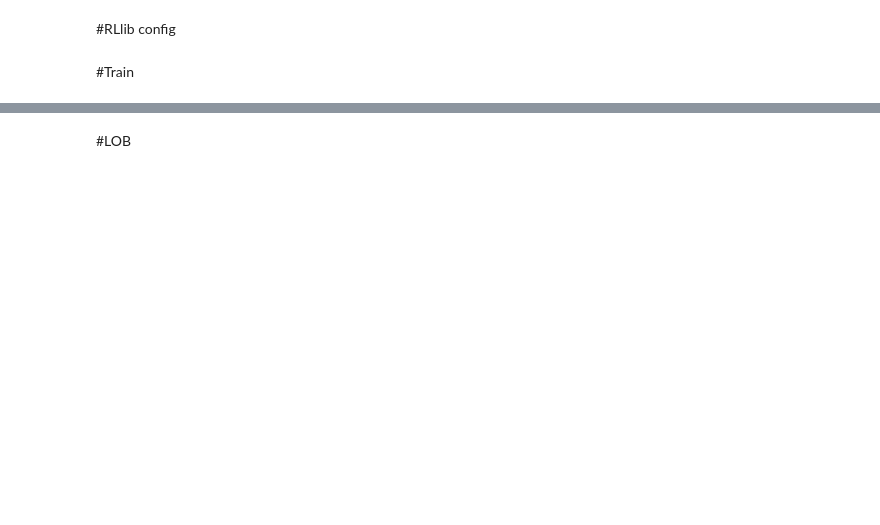
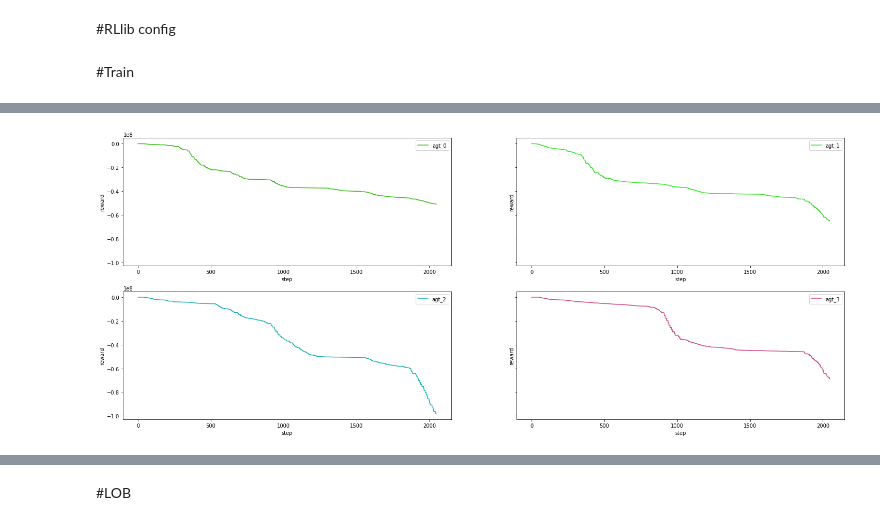
Before and after one commit to ChuaCheowHuan/gym-continuousDoubleAuction, a Jupyter notebook: gym_continuousDoubleAuction/CDA_NSP.ipynb, the cells around one changed output, grey strips where cells are left out. Cells and saved outputs as stored; diff of their text form; code cells hidden in the pictures; blank space fills up the shorter version.

```diff
--- a/gym_continuousDoubleAuction/CDA_NSP.ipynb
+++ b/gym_continuousDoubleAuction/CDA_NSP.ipynb
@@ -179,16 +159,17 @@ class storage():
 #Global
 # %%
 # CDA_env args
-num_agents = 5
+num_agents = 4
 num_trained_agent = 2 #
 num_policies = num_agents # Each agent is using a separate policy
 num_of_traders = num_agents
 tape_display_length = 10
 tick_size = 1
 init_cash = 1000000
-max_step = 10 # per episode, -1 in arg. (~7.2s/1000steps/iter)
+max_step = 256 # per episode, -1 in arg. (~7.2s/1000steps/iter)
 is_render = False
 
+"""
 # step storages
 obs_step_store = create_storage(num_agents, "agt_", "_obs_step_list")
 reward_step_store = create_storage(num_agents, "agt_", "_reward_step_list")
@@ -205,34 +186,40 @@ num_trades_store = create_storage(num_agents, "agt_", "_num_trades_list")
 obs_store = create_storage(num_agents, "agt_", "_obs_list")
 act_store = create_storage(num_agents, "agt_", "_act_list")
 infos_store = create_storage(num_agents, "agt_", "_infos_list")
+"""
 
 # RLlib config
 train_policy_list = create_train_policy_list(num_trained_agent, "policy_")
+#num_cpus = 0.25
+num_gpus = 0.25
 num_cpus_per_worker = 0.25
-#num_gpus_per_worker = 0.125
-num_workers = 1
-num_envs_per_worker = 1
-sample_batch_size = 20
-train_batch_size = 40
-sgd_minibatch_size = 10
+num_gpus_per_worker = 0.25
+num_workers = 2
+num_envs_per_worker = 4
+rollout_fragment_length = 32
+train_batch_size = max_step
+sgd_minibatch_size = 64
 num_iters = 1
 
-log_dir="/content/gdrive/My Drive/Colab Notebooks/gym-continuousDoubleAuction/gym_continuousDoubleAuction/ray_results/"
+log_base_dir = "/content/gdrive/My Drive/Colab Notebooks/gym-continuousDoubleAuction/results/"
+log_dir = log_base_dir + "ray_results/"
 
 # Chkpt & restore
-local_dir="/content/gdrive/My Drive/Colab Notebooks/gym-continuousDoubleAuction/gym_continuousDoubleAuction/chkpt/"
+local_dir = log_base_dir + "chkpt/"
 chkpt_freq = 10
 chkpt = 150
 restore_path = "{}checkpoint_{}/checkpoint-{}".format(local_dir, chkpt, chkpt)
 is_restore = False
 
+"""
 # log & load
-write_last_eps_steps_dir="/content/gdrive/My Drive/Colab Notebooks/gym-continuousDoubleAuction/gym_continuousDoubleAuction/last_eps_steps/"
-write_eps_dir="/content/gdrive/My Drive/Colab Notebooks/gym-continuousDoubleAuction/gym_continuousDoubleAuction/eps/"
+write_last_eps_steps_dir = log_base_dir + "last_eps_steps/"
+write_eps_dir = log_base_dir + "eps/"
 create_dir(write_last_eps_steps_dir)
 create_dir(write_eps_dir)
 threshold = log_threshold(num_workers, num_envs_per_worker, num_iters, num_agents)
 print("threshold", threshold)
+"""
 
 # get obs & act spaces from dummy CDA env
 single_CDA_env = continuousDoubleAuctionEnv(num_of_traders, init_cash, tick_size, tape_display_length, max_step, is_render)
@@ -255,5 +242,4 @@ ray.init(ignore_reinit_error=True, log_to_driver=True, webui_host='127.0.0.1', n
 
 # Global storage, a ray actor that run on it's own process & it needs to be declared after ray.init().
 g_store = storage.options(name="g_store", detached=True).remote(num_agents)
-print("on the driver", ray.get(g_store.get_storage.remote()))
 # %% [output]
@@ -647,0 +514,4 @@ plot_last_eps_steps(num_trades_dict, num_trained_agent, 'num_trades', init_cash,
+# %%
+plot_storage(num_agents, init_cash)
+# %% [output]
+[figure, added]
```
Also changed, not shown: parts of 54 cells of this notebook, 5 other files.
